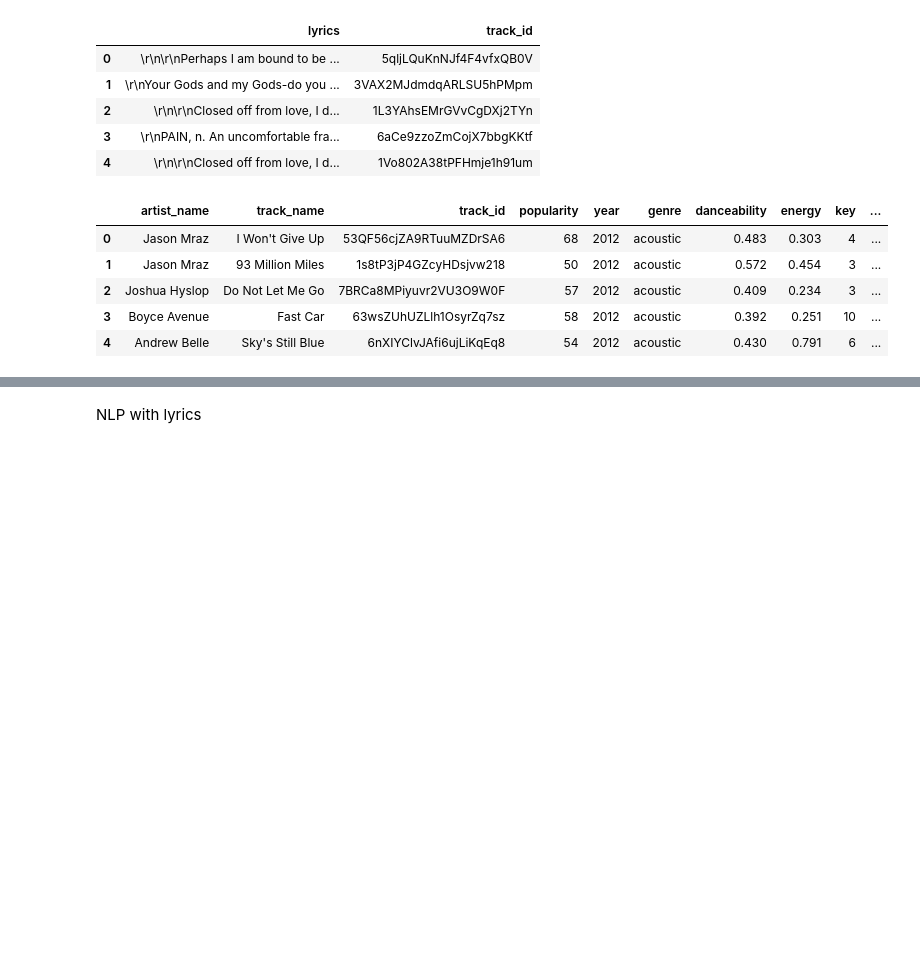
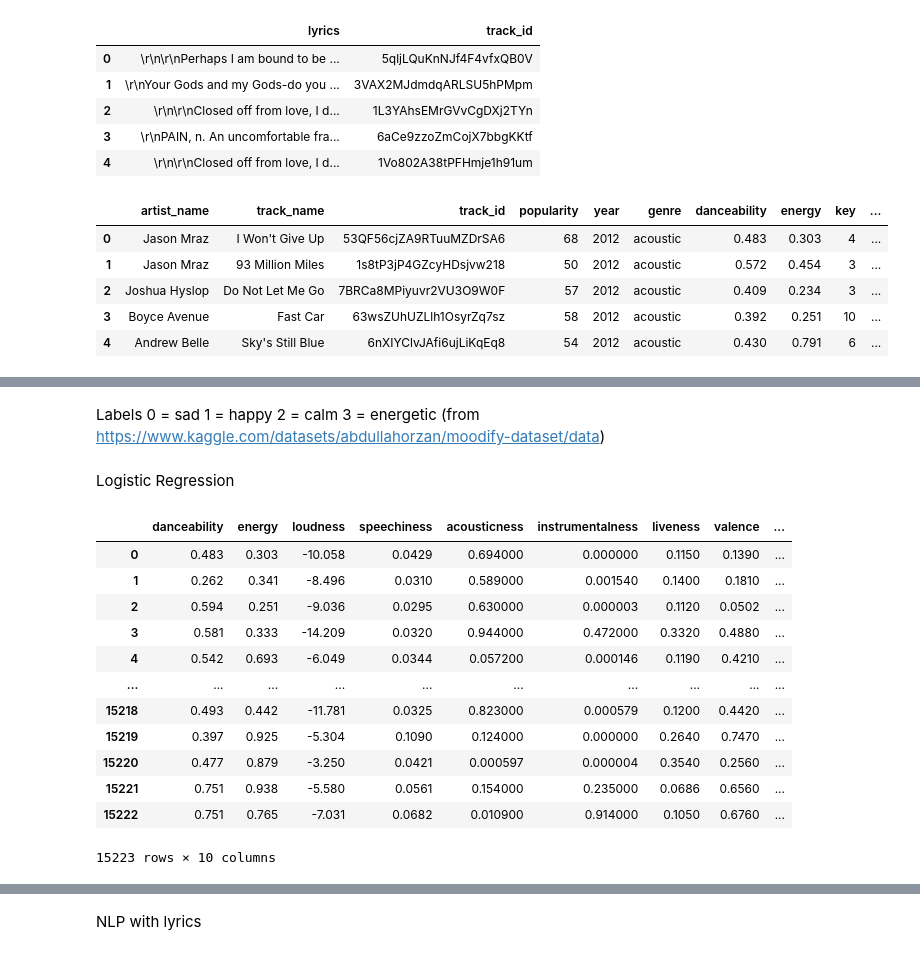
Before and after one commit to yuneihlaing/music_recommender, a Jupyter notebook: MR_Project.ipynb, the cells around one changed output, grey strips where cells are left out. Saved outputs shown, nothing was run; the diff lists cells and outputs as text; code cells hidden in the pictures; blank space fills up the shorter version.

Commit message:
added logistic regr and xgboost class

```diff
--- a/MR_Project.ipynb
+++ b/MR_Project.ipynb
@@ -139,0 +162,28 @@ df_with_lyrics.shape
+# %% [markdown]
+Labels
+0 = sad
+1 = happy
+2 = calm
+3 = energetic
+(from https://www.kaggle.com/datasets/abdullahorzan/moodify-dataset/data)
+# %% [markdown]
+Logistic Regression
+# %%
+#keeping just the audio features in training dataset
+df_audio = df_with_lyrics.drop(columns = ['artist_name', 'track_name', 'track_id', 'popularity', 'year', 'genre', 'lyrics', 'key', 'mode', 'time_signature'])
+# %%
+df_audio
+# %% [output]
+|  | danceability | energy | loudness | speechiness | acousticness | instrumentalness | liveness | valence | ... |
+| 0 | 0.483 | 0.303 | -10.058 | 0.0429 | 0.694000 | 0.000000 | 0.1150 | 0.1390 | ... |
+| 1 | 0.262 | 0.341 | -8.496 | 0.0310 | 0.589000 | 0.001540 | 0.1400 | 0.1810 | ... |
+| 2 | 0.594 | 0.251 | -9.036 | 0.0295 | 0.630000 | 0.000003 | 0.1120 | 0.0502 | ... |
+| 3 | 0.581 | 0.333 | -14.209 | 0.0320 | 0.944000 | 0.472000 | 0.3320 | 0.4880 | ... |
+| 4 | 0.542 | 0.693 | -6.049 | 0.0344 | 0.057200 | 0.000146 | 0.1190 | 0.4210 | ... |
+| ... | ... | ... | ... | ... | ... | ... | ... | ... | ... |
+| 15218 | 0.493 | 0.442 | -11.781 | 0.0325 | 0.823000 | 0.000579 | 0.1200 | 0.4420 | ... |
+| 15219 | 0.397 | 0.925 | -5.304 | 0.1090 | 0.124000 | 0.000000 | 0.2640 | 0.7470 | ... |
+| 15220 | 0.477 | 0.879 | -3.250 | 0.0421 | 0.000597 | 0.000004 | 0.3540 | 0.2560 | ... |
+| 15221 | 0.751 | 0.938 | -5.580 | 0.0561 | 0.154000 | 0.235000 | 0.0686 | 0.6560 | ... |
+| 15222 | 0.751 | 0.765 | -7.031 | 0.0682 | 0.010900 | 0.914000 | 0.1050 | 0.6760 | ... |
+15223 rows × 10 columns
```
Also changed, not shown: parts of 17 cells of this notebook, 1 other file.
